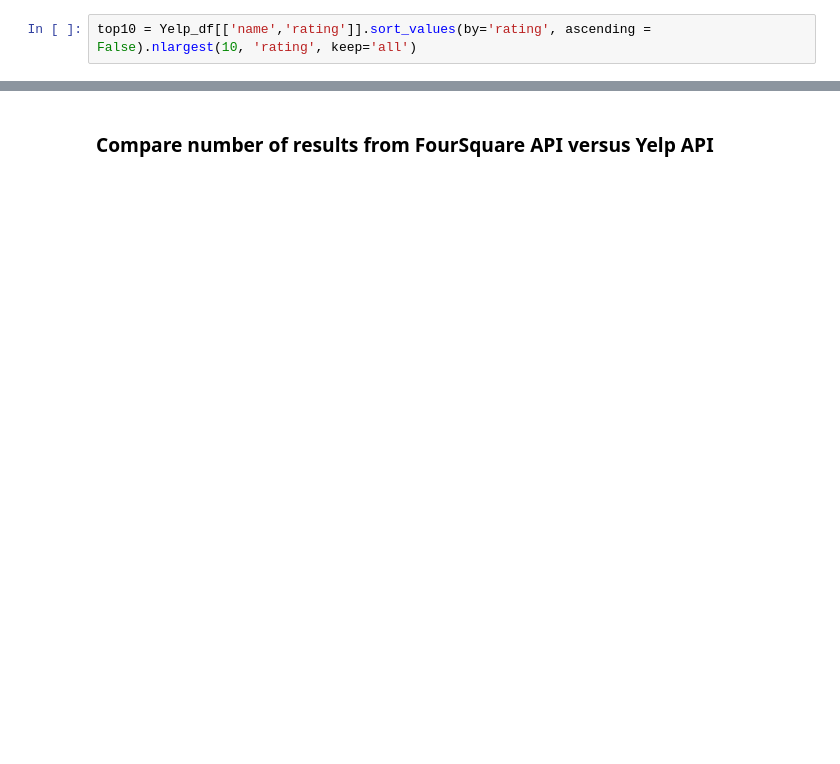
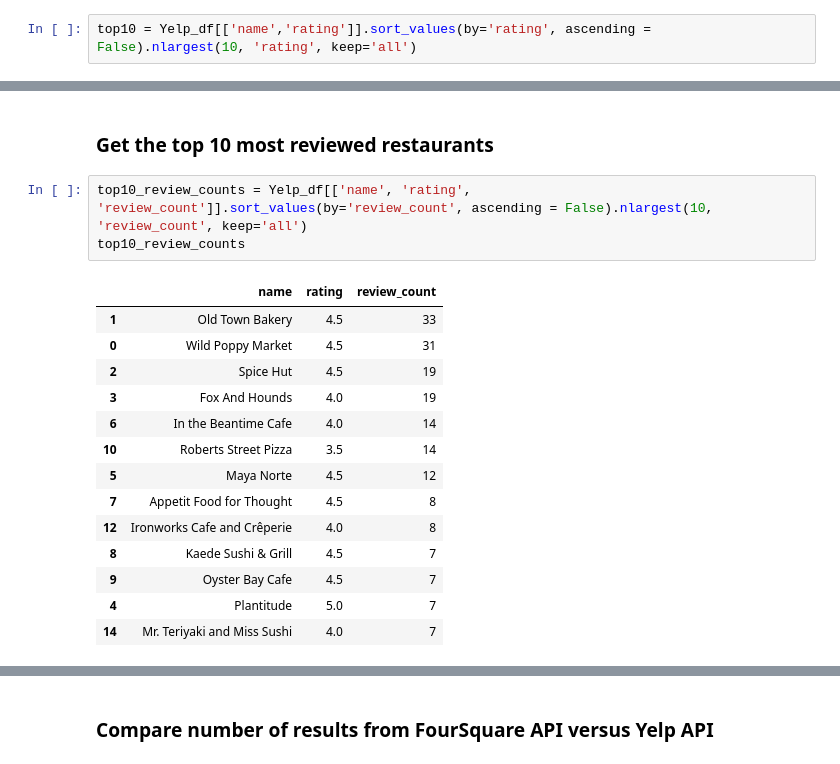
Before and after one commit to jess-moloney/mini-project-2, a Jupyter notebook: notebooks/EDA.ipynb, the cells around one changed output, grey strips where cells are left out. Drawn from its saved outputs; the diff is of its cells as text; blank space fills up the shorter version.

```diff
--- a/notebooks/EDA.ipynb
+++ b/notebooks/EDA.ipynb
@@ -806,2 +806,22 @@ top10
 | 5 | Maya Norte | 4.5 |
 | 2 | Spice Hut | 4.5 |
+# %% [markdown]
+### Get the top 10 most reviewed restaurants
+# %%
+top10_review_counts = Yelp_df[['name', 'rating', 'review_count']].sort_values(by='review_count', ascending = False).nlargest(10, 'review_count', keep='all')
+top10_review_counts
+# %% [output]
+|  | name | rating | review_count |
+| 1 | Old Town Bakery | 4.5 | 33 |
+| 0 | Wild Poppy Market | 4.5 | 31 |
+| 2 | Spice Hut | 4.5 | 19 |
+| 3 | Fox And Hounds | 4.0 | 19 |
+| 6 | In the Beantime Cafe | 4.0 | 14 |
+| 10 | Roberts Street Pizza | 3.5 | 14 |
+| 5 | Maya Norte | 4.5 | 12 |
+| 7 | Appetit Food for Thought | 4.5 | 8 |
+| 12 | Ironworks Cafe and Crêperie | 4.0 | 8 |
+| 8 | Kaede Sushi & Grill | 4.5 | 7 |
+| 9 | Oyster Bay Cafe | 4.5 | 7 |
+| 4 | Plantitude | 5.0 | 7 |
+| 14 | Mr. Teriyaki and Miss Sushi | 4.0 | 7 |
```
Also changed, not shown: parts of 16 cells of this notebook, 3 other files.
